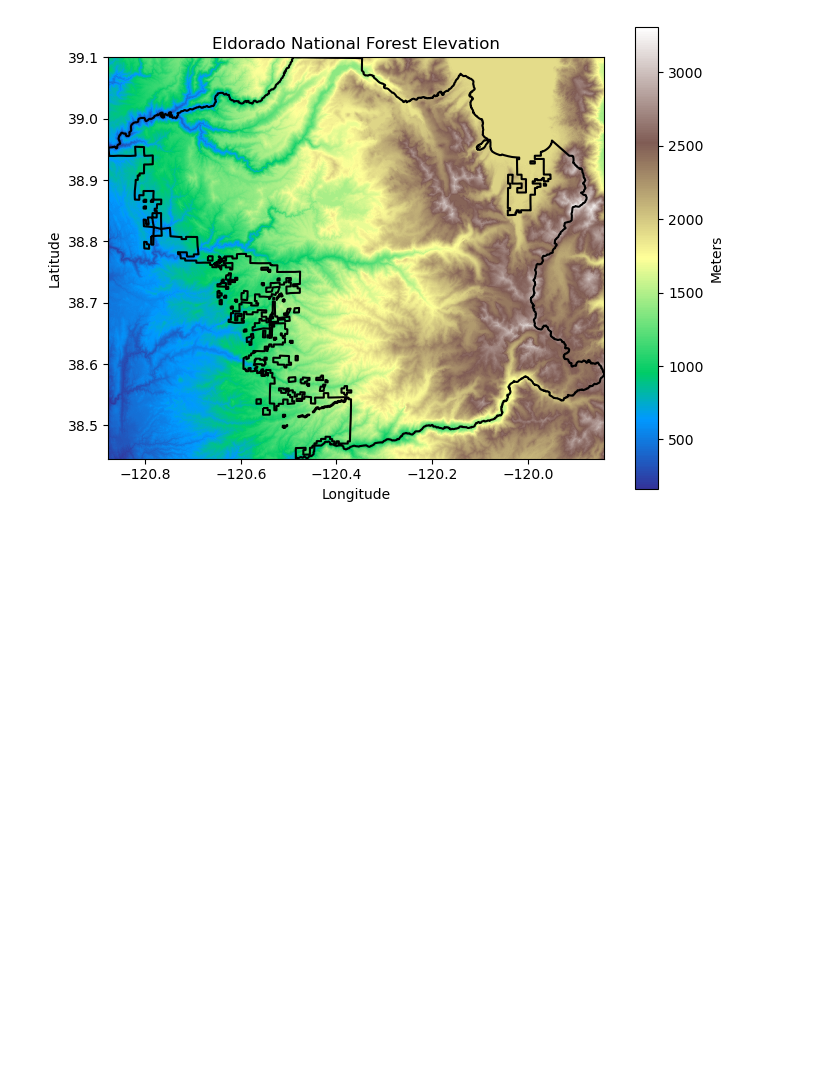
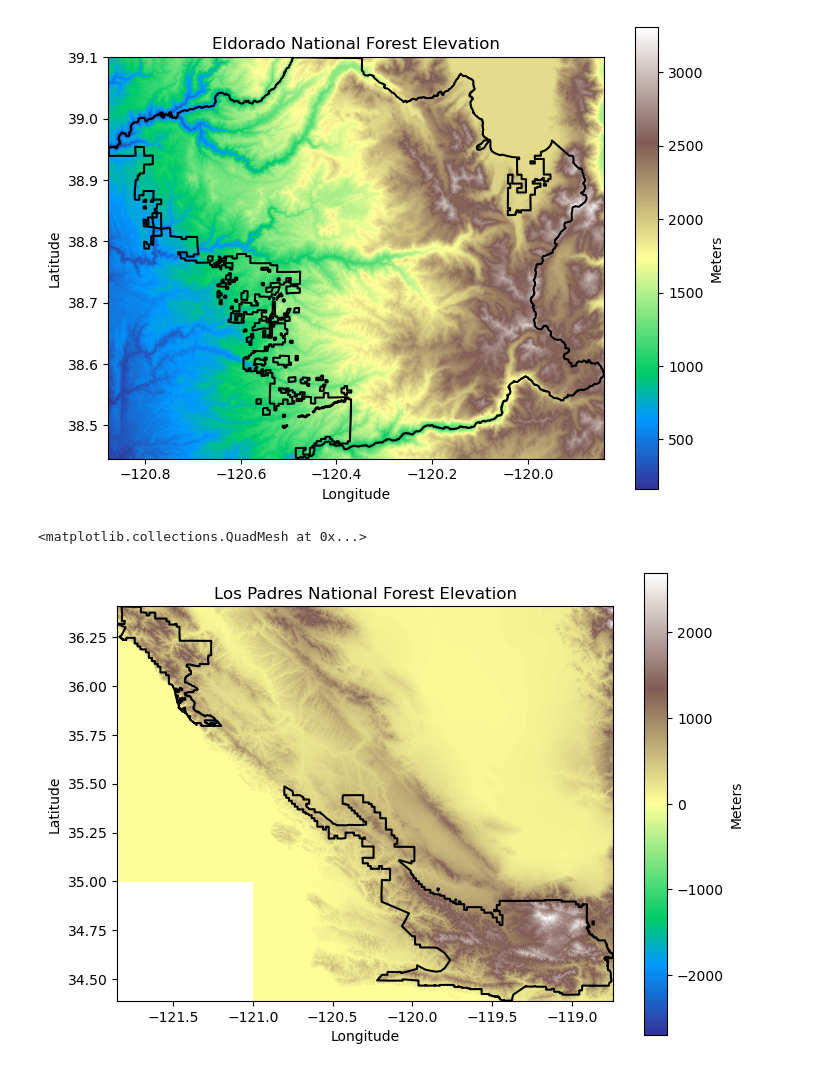
Before and after one commit to lauren-alexandra/habitat-suitability, a Jupyter notebook: notebooks/main.ipynb, the cells around one changed output. Drawn from its saved outputs; the diff is of its cells as text; code cells hidden in the pictures; blank space fills up the shorter version.

Commit message:
plot second site elev

```diff
--- a/notebooks/main.ipynb
+++ b/notebooks/main.ipynb
@@ -309,3 +309,19 @@ eldorado_elev_plt
 # %% [output]
 <matplotlib.collections.QuadMesh at 0x...>
 [figure]
+# %%
+los_padres_elev_da = select_dem(tuple(los_padres_gdf.total_bounds), los_padres_gdf, los_padres_elevation_dir)
+# %%
+# Plot Los Padres elevation
+
+los_padres_elev_plt = plot_site(
+    los_padres_elev_da, los_padres_gdf,
+    'Los-Padres-Forest-Elevation',
+    'Los Padres National Forest Elevation',
+    'Meters', 'terrain', 'black'
+)
+
+los_padres_elev_plt
+# %% [output]
+<matplotlib.collections.QuadMesh at 0x...>
+[figure, added]
```
Also changed, not shown: 1 other file.
